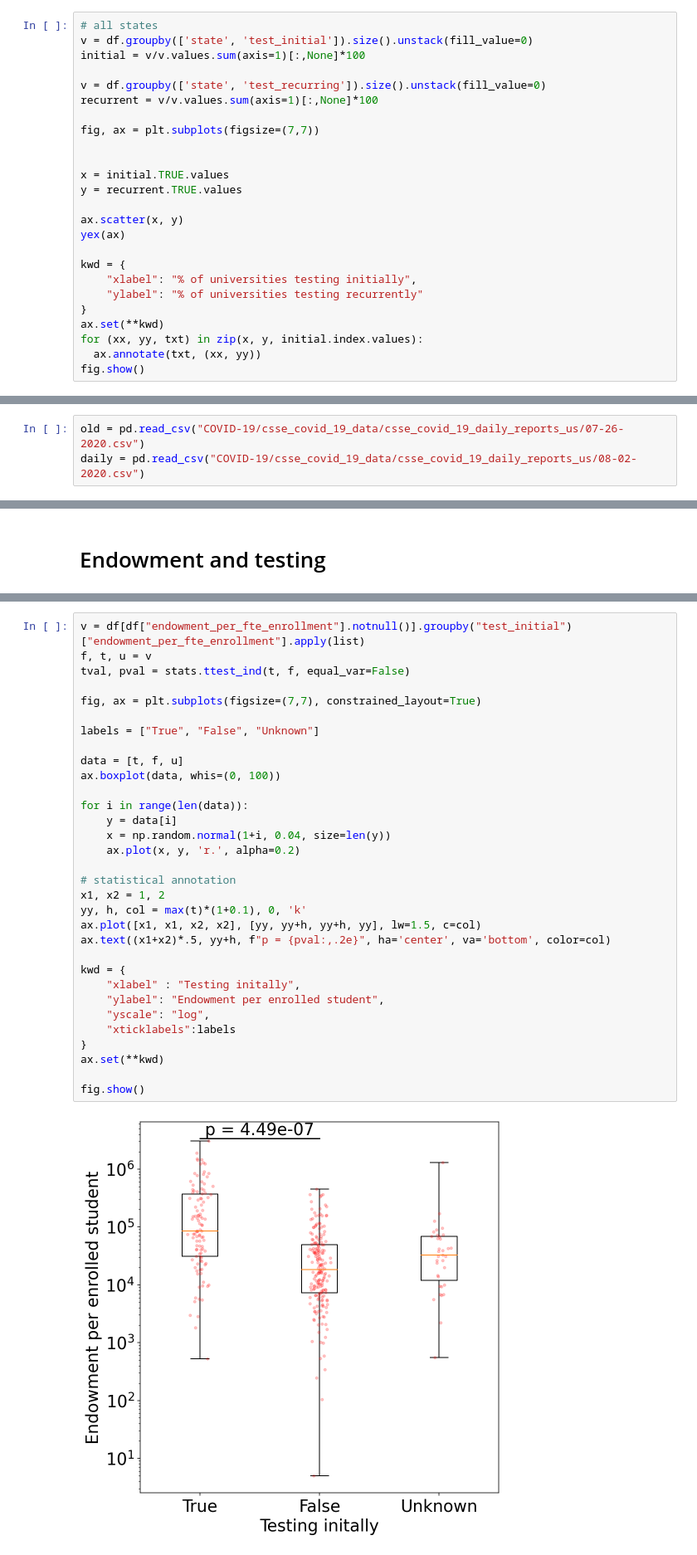
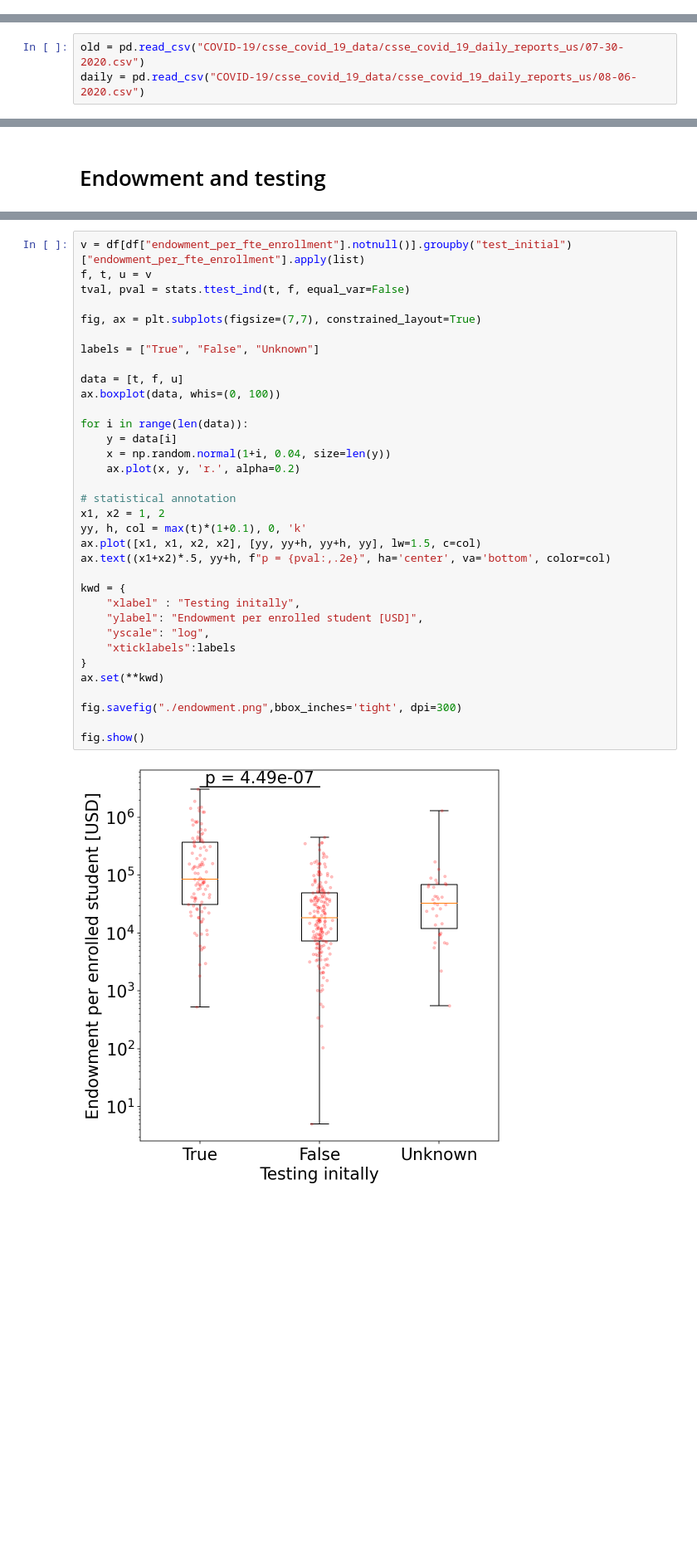
Before and after one commit to pachterlab/BTRBP_2020, a Jupyter notebook: notebooks/basic_stats.ipynb, the cells around one changed output, grey strips where cells are left out. Shown at 83% size. Cells and saved outputs as stored; diff of their text form; blank space fills up the shorter version.

```diff
--- a/notebooks/basic_stats.ipynb
+++ b/notebooks/basic_stats.ipynb
@@ -238,28 +274,3 @@ ax.set(**kwd)
 fig.show()
 # %% [output]
 [figure]
-# %%
-# all states
-v = df.groupby(['state', 'test_initial']).size().unstack(fill_value=0)
-initial = v/v.values.sum(axis=1)[:,None]*100
-
-v = df.groupby(['state', 'test_recurring']).size().unstack(fill_value=0)
-recurrent = v/v.values.sum(axis=1)[:,None]*100
-
-fig, ax = plt.subplots(figsize=(7,7))
-
-
-x = initial.TRUE.values
-y = recurrent.TRUE.values
-
-ax.scatter(x, y)
-yex(ax)
-
-kwd = {
-    "xlabel": "% of universities testing initially",
-    "ylabel": "% of universities testing recurrently"
-}
-ax.set(**kwd)
-for (xx, yy, txt) in zip(x, y, initial.index.values):
-  ax.annotate(txt, (xx, yy))
-fig.show()
@@ -274,6 +290,6 @@ fatal: destination path 'COVID-19' already exists and is not an empty directory.
 # %%
-old = pd.read_csv("COVID-19/csse_covid_19_data/csse_covid_19_daily_reports_us/07-26-2020.csv")
-daily = pd.read_csv("COVID-19/csse_covid_19_data/csse_covid_19_daily_reports_us/08-02-2020.csv")
+old = pd.read_csv("COVID-19/csse_covid_19_data/csse_covid_19_daily_reports_us/07-30-2020.csv")
+daily = pd.read_csv("COVID-19/csse_covid_19_data/csse_covid_19_daily_reports_us/08-06-2020.csv")
 # %%
 s2a = {
     "Alabama" : "AL",
@@ -512,32 +559,34 @@ v = df[df["endowment_per_fte_enrollment"].notnull()].groupby("test_initial")["en
 f, t, u = v
 tval, pval = stats.ttest_ind(t, f, equal_var=False)
 
 fig, ax = plt.subplots(figsize=(7,7), constrained_layout=True)
 
 labels = ["True", "False", "Unknown"]
 
 data = [t, f, u]
 ax.boxplot(data, whis=(0, 100))
 
 for i in range(len(data)):
     y = data[i]
     x = np.random.normal(1+i, 0.04, size=len(y))
     ax.plot(x, y, 'r.', alpha=0.2)
 
 # statistical annotation
 x1, x2 = 1, 2
 yy, h, col = max(t)*(1+0.1), 0, 'k'
 ax.plot([x1, x1, x2, x2], [yy, yy+h, yy+h, yy], lw=1.5, c=col)
 ax.text((x1+x2)*.5, yy+h, f"p = {pval:,.2e}", ha='center', va='bottom', color=col)
 
 kwd = {
     "xlabel" : "Testing initally",
-    "ylabel": "Endowment per enrolled student",
+    "ylabel": "Endowment per enrolled student [USD]",
     "yscale": "log",
     "xticklabels":labels
 }
 ax.set(**kwd)
 
+fig.savefig("./endowment.png",bbox_inches='tight', dpi=300)
+
 fig.show()
 # %% [output]
-[figure, old version]
+[figure, new version]
```
Also changed, not shown: parts of 36 cells of this notebook.
